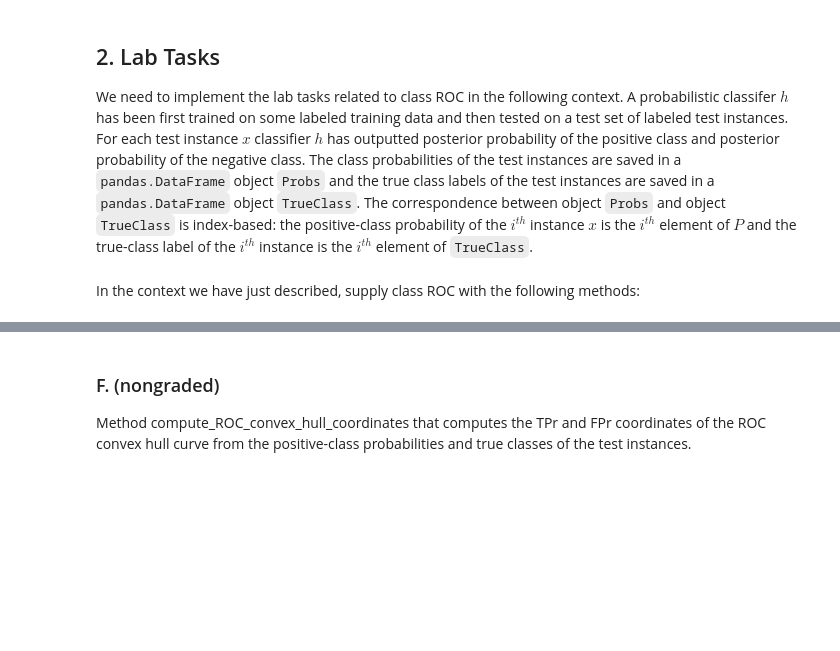
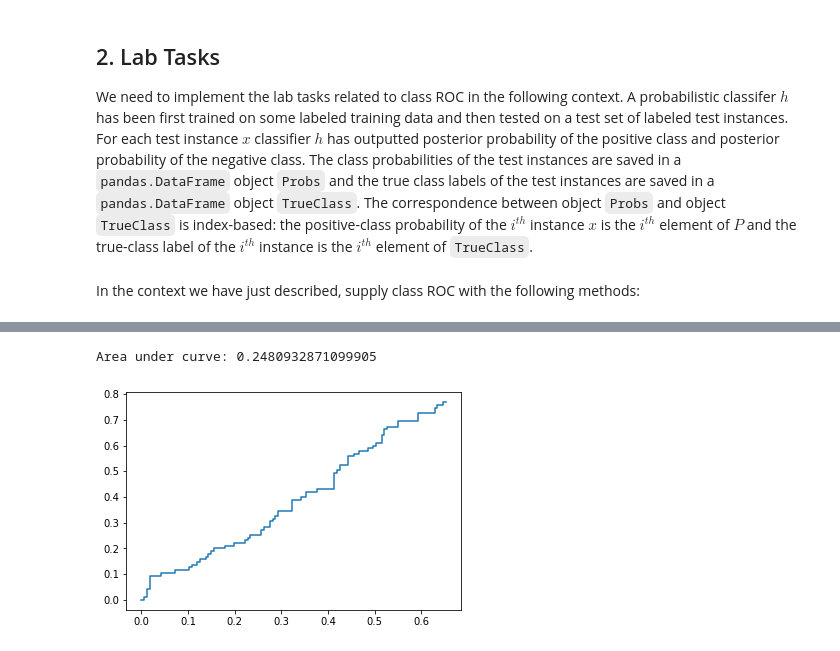
Before and after one commit to S010MON/machine_learning, a Jupyter notebook: Lab_03-ROC_Analysis.ipynb, the cells around one changed output, grey strips where cells are left out. Drawn from its saved outputs; the diff is of its cells as text; code cells hidden in the pictures; blank space fills up the shorter version.

```diff
--- a/Lab_03-ROC_Analysis.ipynb
+++ b/Lab_03-ROC_Analysis.ipynb
@@ -131,3 +195,38 @@ roc.plot()
-# %% [markdown]
-### F. (nongraded)
-Method compute_ROC_convex_hull_coordinates that computes the TPr and FPr coordinates of the ROC convex hull curve from the positive-class probabilities and true classes of the test instances.
+# %%
+########
+# Part E
+########
+# Provide code to test all the methods of class ROC with a probabilistic classifier from
+# sklearn or the kNN classifier from Lab 2. The data set is the diabetes data set.
+
+from sklearn.model_selection import train_test_split
+
+data = pd.read_csv('diabetes.csv')
+data.head()
+Y = data['class']
+X = data.drop(['class'],axis=1)
+X_train, X_test, Y_train, Y_test = train_test_split(X, Y, test_size=0.34, random_state=33)
+
+# Create a set of true classes for the current dataset
+true_class = []
+for instance in Y_test:
+    if instance == 'tested_positive':
+        true_class.append(1)
+    else:
+        true_class.append(0)
+true_class = pd.DataFrame({'class': true_class})
+# %%
+from sklearn.neighbors import KNeighborsClassifier
+
+classifier = KNeighborsClassifier(n_neighbors=3)
+classifier.fit(X_train, Y_train)
+probs = classifier.predict_proba(X_test).T
+probs = pd.DataFrame({'pos': probs[0],
+                      'neg': probs[1]})
+roc = ROC(probs, true_class)
+roc.compute_coordinates()
+roc.plot()
+print(str.format('Area under curve: {0}', roc.AUC()))
+# %% [output]
+Area under curve: 0.2480932871099905
+[figure, added]
```
Also changed, not shown: parts of 5 cells of this notebook.
